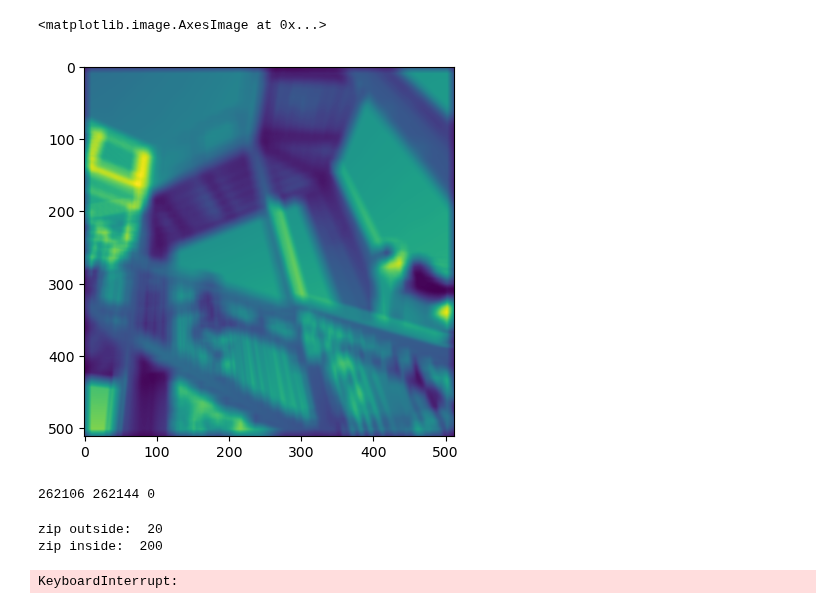
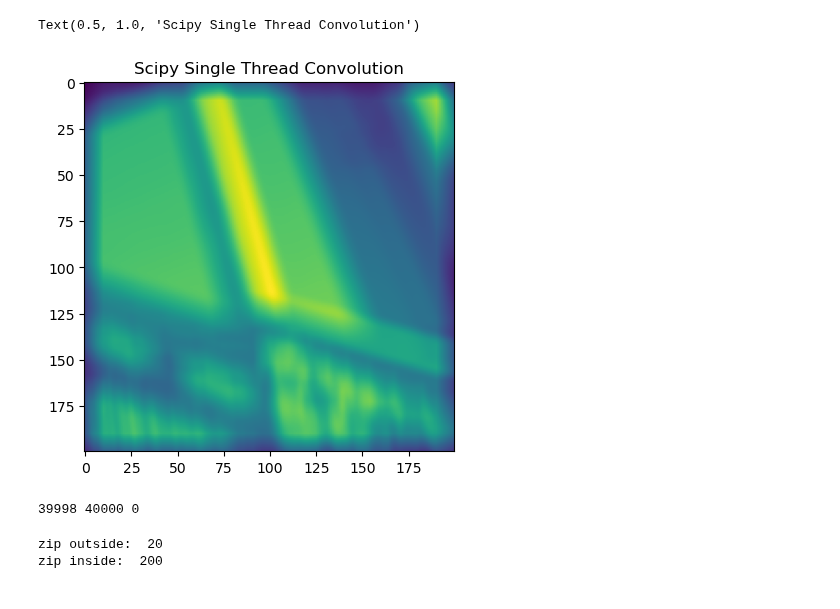
Before and after one commit to zhizhang1445/CRISPR_Sim, a Jupyter notebook: Sparse2DParrallelSim/unittest/convolution.ipynb, the cells around one changed output. Drawn from its saved outputs; the diff is of its cells as text; code cells hidden in the pictures.

```diff
--- a/Sparse2DParrallelSim/unittest/convolution.ipynb
+++ b/Sparse2DParrallelSim/unittest/convolution.ipynb
@@ -26,6 +26,7 @@ sim_params = { #parameters relevant for the simulation (including Inital Valuess
     "num_threads":                  4,
 }
 # %%
-input_ascent = scipy.datasets.ascent()
+input_ascent = scipy.datasets.ascent()[200:400, 200:400]
 filter_kernel = init_full_kernel(params, sim_params)
 filter_quarter_kernel = init_quarter_kernel(params, sim_params)
+plt.imshow(input_ascent)
@@ -32,9 +36,10 @@ filter_quarter_kernel = init_quarter_kernel(params, sim_params)
 # %%
 expected_result = scipy.signal.convolve2d(input_ascent, filter_kernel, mode = "same")
 plt.imshow(expected_result)
+plt.title("Scipy Single Thread Convolution")
 # %% [output]
-<matplotlib.image.AxesImage at 0x...>
+Text(0.5, 1.0, 'Scipy Single Thread Convolution')
-[figure, old version]
+[figure, new version]
 # %%
 nh = input_ascent
 n = expected_result
@@ -55,7 +60,7 @@ for x in ind_nh:
     i+=1
 print(i, j, k)
 # %% [output]
-262106 262144 0
+39998 40000 0
 # %%
 ind_nh = zip(range(10), range(10))
 ind_n = zip(range(20), range(20))
@@ -76,6 +81,4 @@ zip inside:  200
 # %%
 elementwise_result = coverage_sparse_parrallel(input_ascent, expected_result,
         filter_quarter_kernel, params, sim_params)
-plt.imshow(elementwise_result.todense())
+# plt.imshow(elementwise_result.todense())
-# %% [output]
-KeyboardInterrupt:
```
Also changed, not shown: parts of 4 cells of this notebook, 3 other files.
